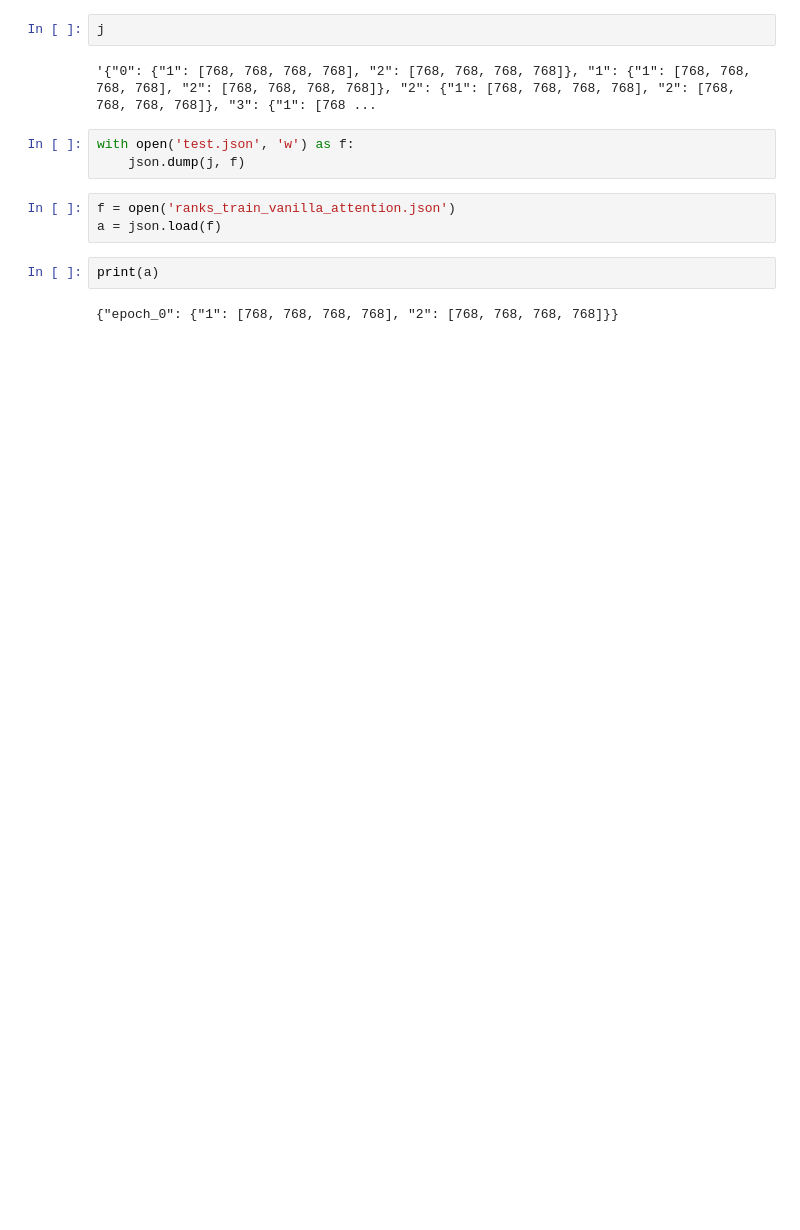
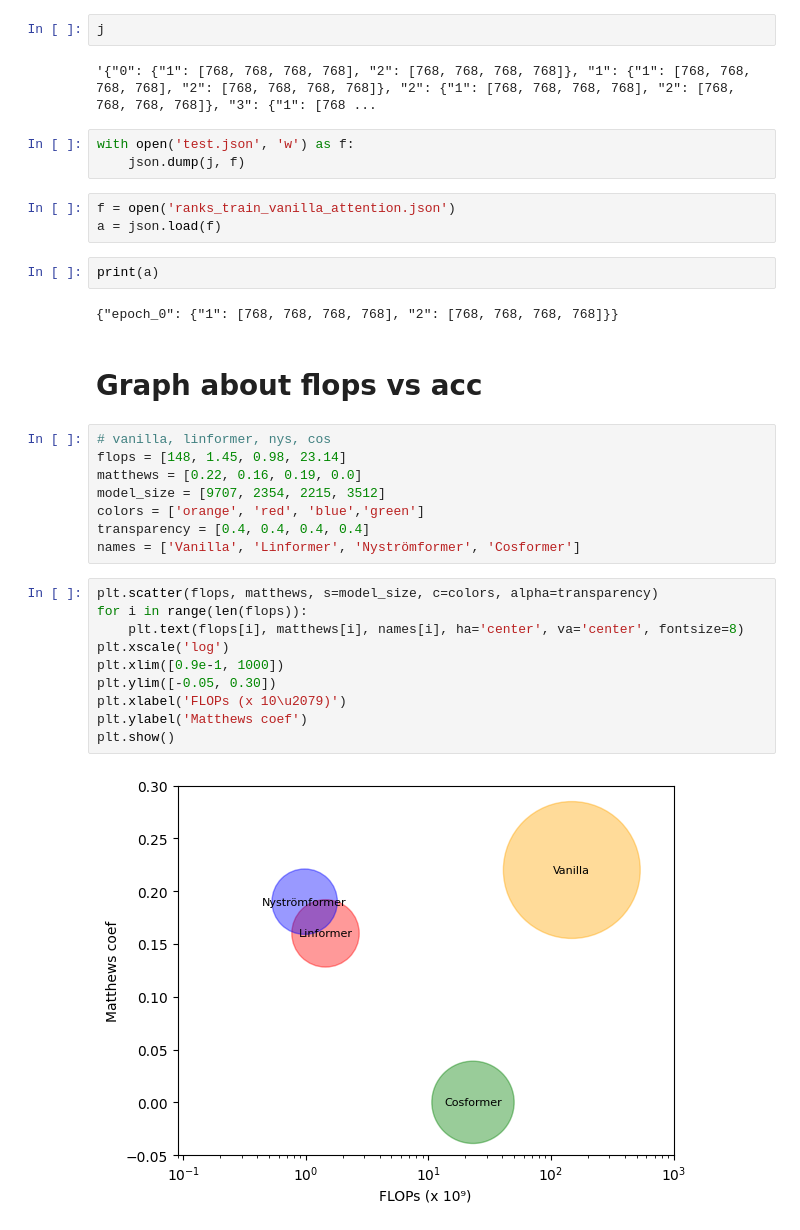
Before and after one commit to oriolmp/TFG, a Jupyter notebook: notebooks/Playground.ipynb, the cells around one changed output. Drawn from its saved outputs; the diff is of its cells as text; blank space fills up the shorter version.

Commit message:
Generate graph results

```diff
--- a/notebooks/Playground.ipynb
+++ b/notebooks/Playground.ipynb
@@ -479,3 +484,25 @@ a = json.load(f)
 print(a)
 # %% [output]
 {"epoch_0": {"1": [768, 768, 768, 768], "2": [768, 768, 768, 768]}}
+# %% [markdown]
+# Graph about flops vs acc
+# %%
+# vanilla, linformer, nys, cos
+flops = [148, 1.45, 0.98, 23.14]
+matthews = [0.22, 0.16, 0.19, 0.0]
+model_size = [9707, 2354, 2215, 3512]
+colors = ['orange', 'red', 'blue','green']
+transparency = [0.4, 0.4, 0.4, 0.4]
+names = ['Vanilla', 'Linformer', 'Nyströmformer', 'Cosformer']
+# %%
+plt.scatter(flops, matthews, s=model_size, c=colors, alpha=transparency)
+for i in range(len(flops)):
+    plt.text(flops[i], matthews[i], names[i], ha='center', va='center', fontsize=8)
+plt.xscale('log')
+plt.xlim([0.9e-1, 1000])
+plt.ylim([-0.05, 0.30])
+plt.xlabel('FLOPs (x 10\u2079)')
+plt.ylabel('Matthews coef')
+plt.show()
+# %% [output]
+[figure, added]
```
Also changed, not shown: parts of 3 cells of this notebook.
